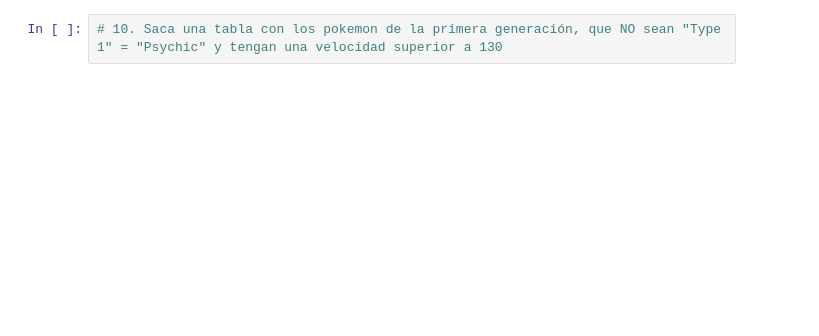
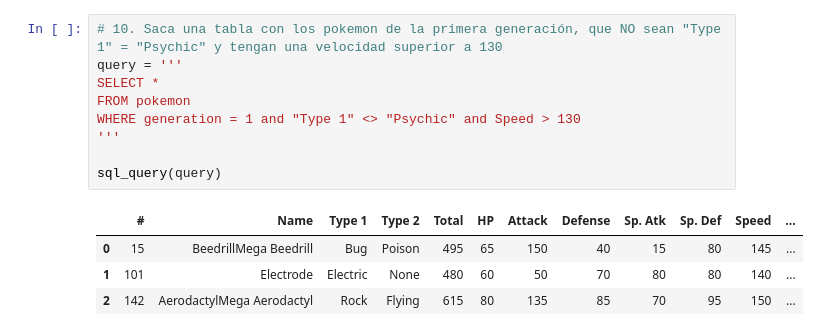
Before and after one commit to Clapiniella/thebridge, a Jupyter notebook: 0_Ramp_Up/semana_4/dia_2/SQL Ejercicios.ipynb, the cells around one changed output. Saved outputs shown, nothing was run; the diff lists cells and outputs as text; blank space fills up the shorter version.

```diff
--- a/0_Ramp_Up/semana_4/dia_2/SQL Ejercicios.ipynb
+++ b/0_Ramp_Up/semana_4/dia_2/SQL Ejercicios.ipynb
@@ -57,4 +219,16 @@ def sql_query(query):
 # %%
 # 10. Saca una tabla con los pokemon de la primera generación, que NO sean "Type 1" = "Psychic" y tengan una velocidad superior a 130
+query = '''
+SELECT *
+FROM pokemon
+WHERE generation = 1 and "Type 1" <> "Psychic" and Speed > 130
+'''
+
+sql_query(query)
+# %% [output]
+|  | # | Name | Type 1 | Type 2 | Total | HP | Attack | Defense | Sp. Atk | Sp. Def | Speed | ... |
+| 0 | 15 | BeedrillMega Beedrill | Bug | Poison | 495 | 65 | 150 | 40 | 15 | 80 | 145 | ... |
+| 1 | 101 | Electrode | Electric | None | 480 | 60 | 50 | 70 | 80 | 80 | 140 | ... |
+| 2 | 142 | AerodactylMega Aerodactyl | Rock | Flying | 615 | 80 | 135 | 85 | 70 | 95 | 150 | ... |
 # %%
 # 11. ¿Cuál es el pokemon con el ataque más alto?
```
Also changed, not shown: parts of 16 cells of this notebook, 14 other files.
